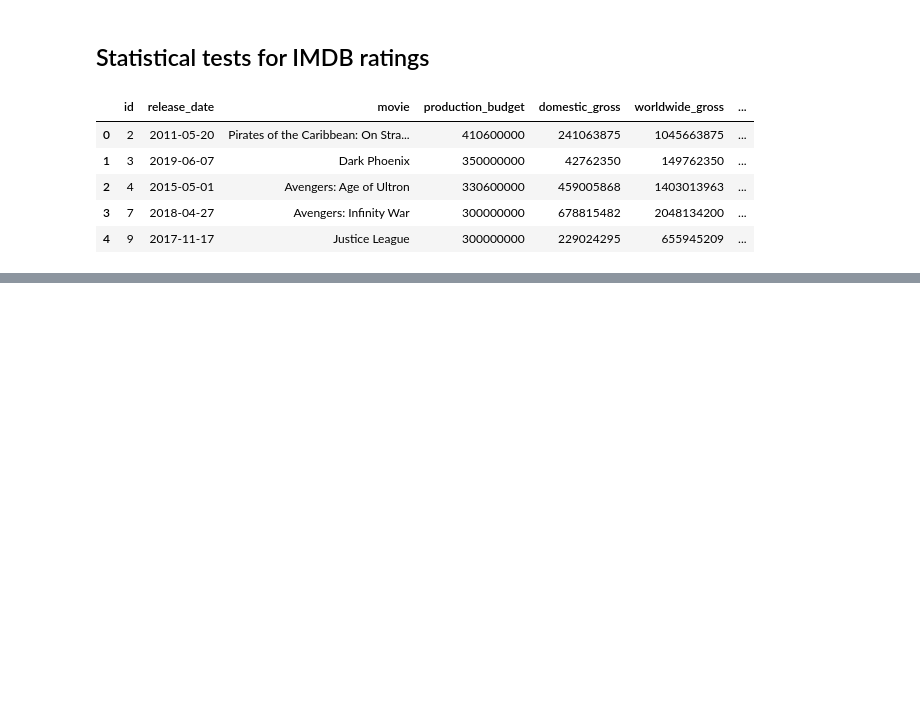
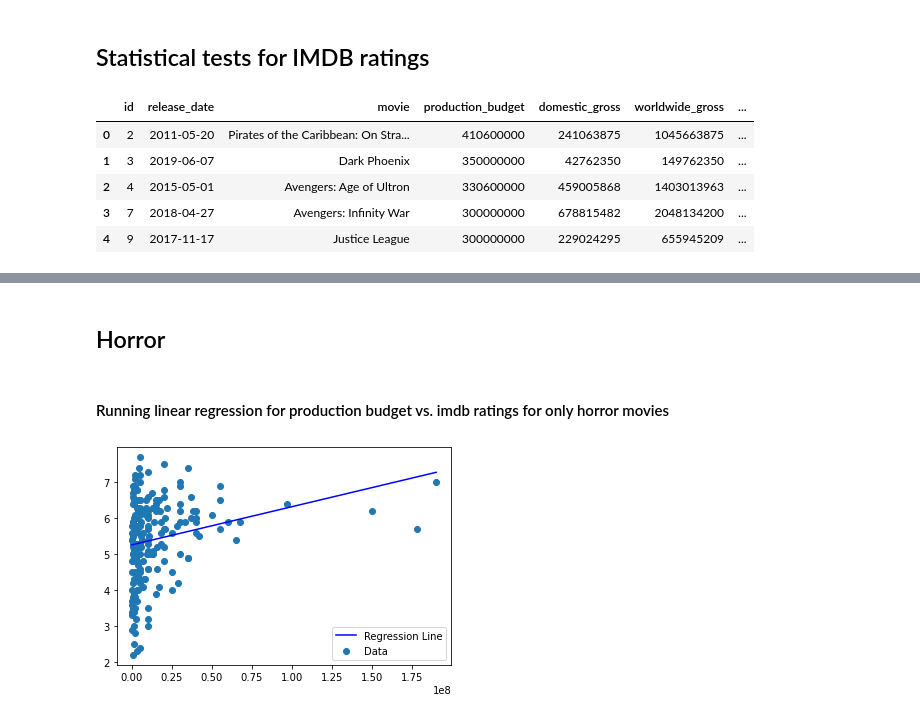
Before and after one commit to LydiaCuffman/film-investment-project, a Jupyter notebook: Em_working_notebook.ipynb, the cells around one changed output, grey strips where cells are left out. Drawn from its saved outputs; the diff is of its cells as text; code cells hidden in the pictures; blank space fills up the shorter version.

Commit message:
add imdb analysis for horror movies

```diff
--- a/Em_working_notebook.ipynb
+++ b/Em_working_notebook.ipynb
@@ -674,3 +674,50 @@ Notes:
 [1] Standard Errors assume that the covariance matrix of the errors is correctly specified.
 [2] The condition number is large, 8.19e+07. This might indicate that there are
 strong multicollinearity or other numerical problems.
+# %% [markdown]
+## Horror
+# %% [markdown]
+#### Running linear regression for production budget vs. imdb ratings for only horror movies
+# %%
+horror = pd.read_csv('zippedData/horror.csv')
+# %%
+#find slope 'm'
+def slope(x, y):
+    rho = np.corrcoef(x, y)[0][1]
+    s_y = y.std()
+    s_x = x.std()
+
+    m = rho * s_y / s_x
+    return m
+
+m = slope(horror['production_budget'], horror['averagerating'])
+# %%
+#find intercept 'c'
+def intercept(m, x, y):
+    y_mean = y.mean()
+    x_mean = x.mean()
+
+    # calculating intercept estimate
+    c = y_mean - m * x_mean
+    return c
+
+c = intercept(m, horror['production_budget'], horror['averagerating'])
+# %%
+#Plotting the line
+def best_fit(x, y):
+    # Create a scatter plot of x vs. y
+    fig, ax = plt.subplots()
+    ax.scatter(x, y, label="Data")
+
+    # Calculate coefficient and intercept
+    m = slope(x, y)
+    c = intercept(m, x, y)
+
+    # Plot line created by coefficient and intercept
+    regression_line = m * x + c
+    ax.plot(x, regression_line, label= "Regression Line", color='blue')
+    ax.legend()
+
+best_fit(horror['production_budget'], horror['averagerating'])
+# %% [output]
+[figure, added]
```
Also changed, not shown: parts of 10 cells of this notebook.
